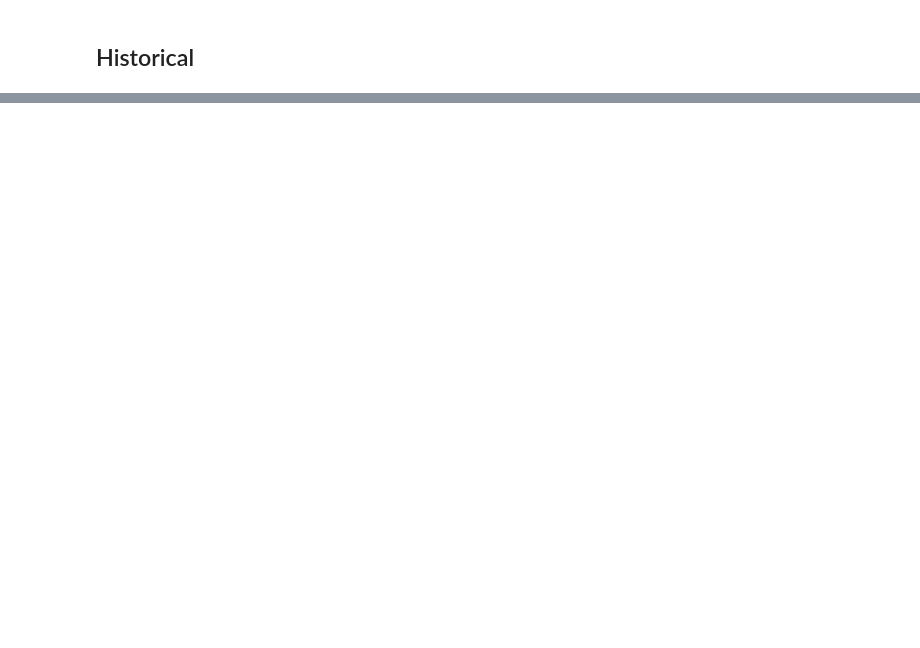
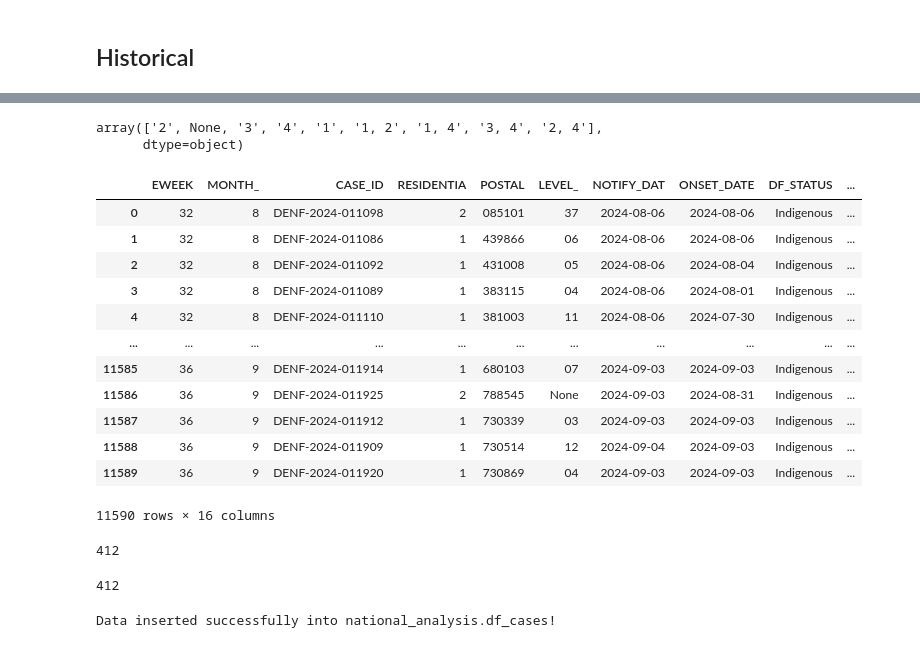
Before and after one commit to etheleon/dengue, a Jupyter notebook: notebooks/insert_data.ipynb, the cells around one changed output, grey strips where cells are left out. Drawn from its saved outputs; the diff is of its cells as text; code cells hidden in the pictures; blank space fills up the shorter version.

Commit message:
:sparkle: Include scripts for data injestion

```diff
--- a/scripts/insert_data.ipynb
+++ b/notebooks/insert_data.ipynb
@@ -683,0 +1139,33 @@ def insert_data_into_postgresql(df, connection):
+# %%
+cluster_localities_gdf = gpd.read_file('Cluster_Locallities_Active.shp')
+confirmed_cluster_gdf = gpd.read_file('Confirmed_Cluster.shp')
+df_cases_gdf = gpd.read_file('DF_Cases.shp')
+# %%
+df_cases_gdf.SEROTYPE.unique()
+# %% [output]
+array(['2', None, '3', '4', '1', '1, 2', '1, 4', '3, 4', '2, 4'],
+      dtype=object)
+# %%
+df_cases_gdf
+# %% [output]
+|  | EWEEK | MONTH_ | CASE_ID | RESIDENTIA | POSTAL | LEVEL_ | NOTIFY_DAT | ONSET_DATE | DF_STATUS | ... |
+| 0 | 32 | 8 | DENF-2024-011098 | 2 | 085101 | 37 | 2024-08-06 | 2024-08-06 | Indigenous | ... |
+| 1 | 32 | 8 | DENF-2024-011086 | 1 | 439866 | 06 | 2024-08-06 | 2024-08-06 | Indigenous | ... |
+| 2 | 32 | 8 | DENF-2024-011092 | 1 | 431008 | 05 | 2024-08-06 | 2024-08-04 | Indigenous | ... |
+| 3 | 32 | 8 | DENF-2024-011089 | 1 | 383115 | 04 | 2024-08-06 | 2024-08-01 | Indigenous | ... |
+| 4 | 32 | 8 | DENF-2024-011110 | 1 | 381003 | 11 | 2024-08-06 | 2024-07-30 | Indigenous | ... |
+| ... | ... | ... | ... | ... | ... | ... | ... | ... | ... | ... |
+| 11585 | 36 | 9 | DENF-2024-011914 | 1 | 680103 | 07 | 2024-09-03 | 2024-09-03 | Indigenous | ... |
+| 11586 | 36 | 9 | DENF-2024-011925 | 2 | 788545 | None | 2024-09-03 | 2024-08-31 | Indigenous | ... |
+| 11587 | 36 | 9 | DENF-2024-011912 | 1 | 730339 | 03 | 2024-09-03 | 2024-09-03 | Indigenous | ... |
+| 11588 | 36 | 9 | DENF-2024-011909 | 1 | 730514 | 12 | 2024-09-04 | 2024-09-03 | Indigenous | ... |
+| 11589 | 36 | 9 | DENF-2024-011920 | 1 | 730869 | 04 | 2024-09-03 | 2024-09-03 | Indigenous | ... |
+11590 rows × 16 columns
+# %%
+df_cases_gdf.SIZE_.max()
+# %% [output]
+412
+# %%
+df_cases_gdf.query("SIZE_ == 412"))
+# %% [output]
+412
@@ -683,0 +1222,4 @@ def insert_data_into_postgresql(df, connection):
+# %%
+insert_data_into_postgresql(df_cases, connection)
+# %% [output]
+Data inserted successfully into national_analysis.df_cases!
```
Also changed, not shown: parts of 49 cells of this notebook, 10 other files.
